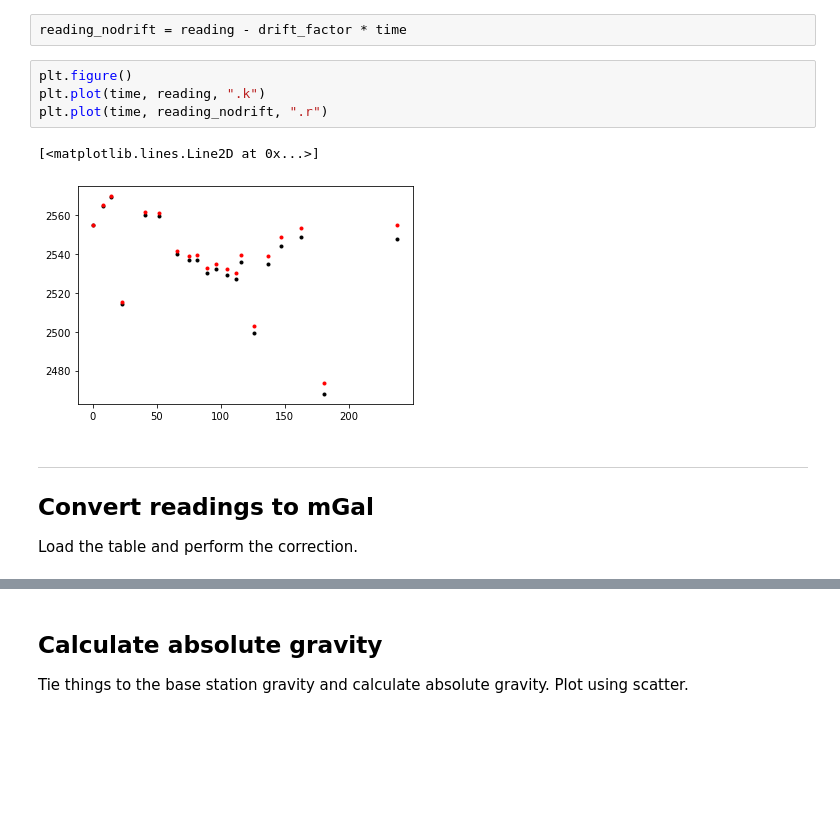
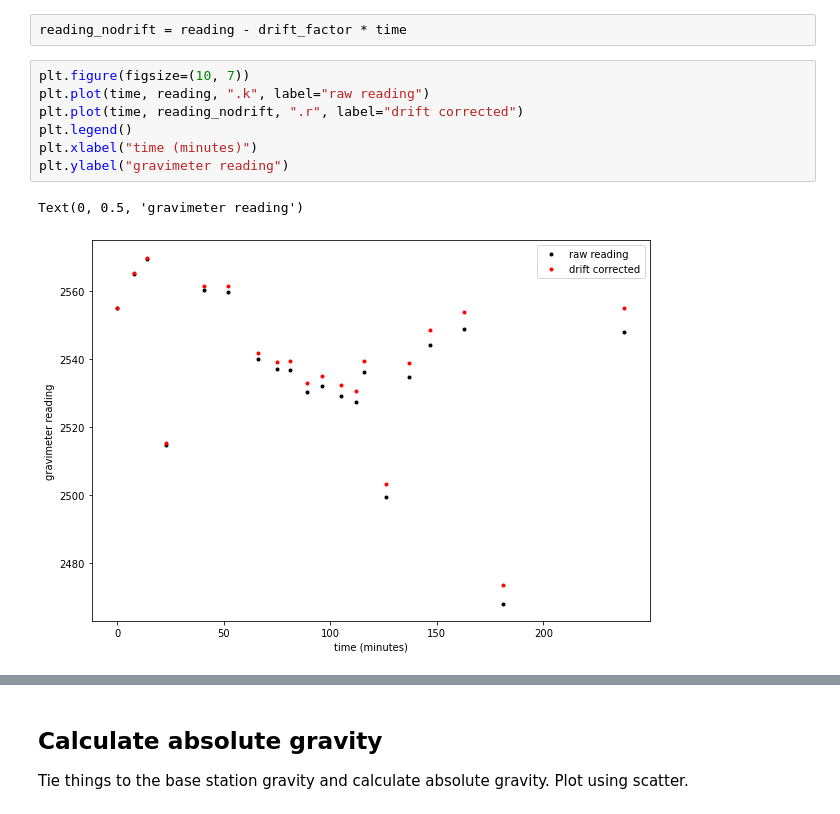
Before and after one commit to leouieda/gravity-processing, a Jupyter notebook: practicals/practical1.ipynb, the cells around one changed output, grey strips where cells are left out. Drawn from its saved outputs; the diff is of its cells as text; blank space fills up the shorter version.

```diff
--- a/practicals/practical1.ipynb
+++ b/practicals/practical1.ipynb
@@ -175,15 +175,12 @@ Apply the drift correction to the readings ($r_{corrected} = r - \alpha\ t$) and
 # %%
 reading_nodrift = reading - drift_factor * time
 # %%
-plt.figure()
-plt.plot(time, reading, ".k")
-plt.plot(time, reading_nodrift, ".r")
+plt.figure(figsize=(10, 7))
+plt.plot(time, reading, ".k", label="raw reading")
+plt.plot(time, reading_nodrift, ".r", label="drift corrected")
+plt.legend()
+plt.xlabel("time (minutes)")
+plt.ylabel("gravimeter reading")
 # %% [output]
-[<matplotlib.lines.Line2D at 0x...>]
+Text(0, 0.5, 'gravimeter reading')
-[figure, old version]
+[figure, new version]
-# %% [markdown]
-----
-
-## Convert readings to mGal
-
-Load the table and perform the correction.
```
Also changed, not shown: parts of 10 cells of this notebook.
